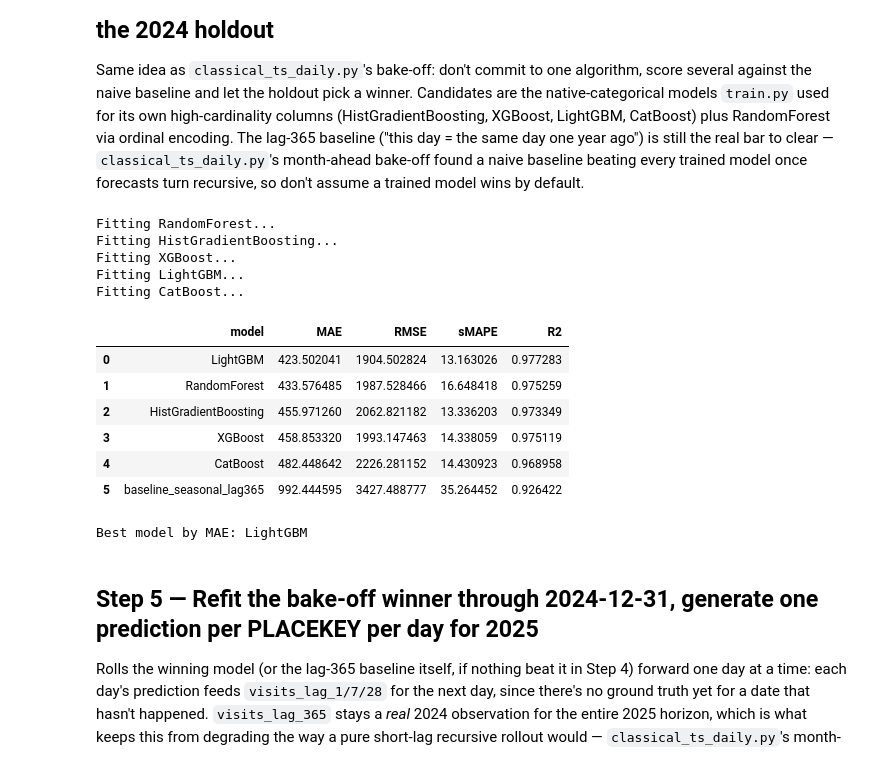
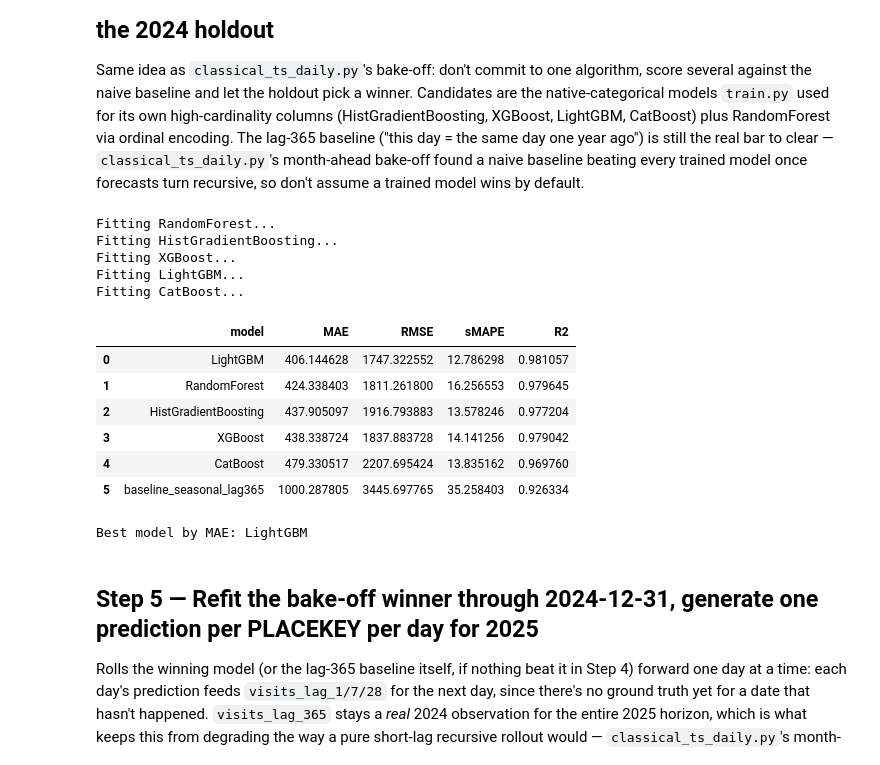
Before and after one commit to CatFatOw/Rice-To-Meet-You, a Jupyter notebook: visitor/VisitorTimeSeriesPrediction.ipynb, the cells around one changed output. Saved outputs shown, nothing was run; the diff lists cells and outputs as text; code cells hidden in the pictures.

```diff
--- a/visitor/VisitorTimeSeriesPrediction.ipynb
+++ b/visitor/VisitorTimeSeriesPrediction.ipynb
@@ -12,7 +12,7 @@ import pandas as pd
 
 JOINED_SPEND_FILE = Path(
     "/Users/rusli/Documents/GitHub/Rice-To-Meet-You/"
-    "visitor_data/output/store_visits_core_poi_spend_12m.parquet"
+    "visitor_data/output/store_visits_core_poi_spend_12m_updated.parquet"
 )
 
 if not JOINED_SPEND_FILE.exists():
@@ -297,0 +643,11 @@ AVERAGE_DAILY_VISITS skew: 7.88  |  zero share: 5.28%
+# %%
+ACCEPTED_NUMERIC_COLUMNS = [c for g in accepted_groups for c in group_columns[g][0]]
+ACCEPTED_CATEGORICAL_COLUMNS = [c for g in accepted_groups for c in group_columns[g][1]]
+
+CATEGORICAL_COLUMNS = BASE_CATEGORICAL_COLUMNS + ACCEPTED_CATEGORICAL_COLUMNS
+NUMERIC_COLUMNS = BASE_NUMERIC_COLUMNS + ACCEPTED_NUMERIC_COLUMNS
+FEATURE_COLUMNS = CATEGORICAL_COLUMNS + NUMERIC_COLUMNS
+featurized[ACCEPTED_NUMERIC_COLUMNS] = featurized[ACCEPTED_NUMERIC_COLUMNS].astype("float64")
+
+print(f"Final feature set ({len(FEATURE_COLUMNS)} columns):")
+print(FEATURE_COLUMNS)
@@ -391,51 +750,62 @@ def ordinal_pipeline(estimator) -> Pipeline:
     return Pipeline([("pre", pre), ("model", estimator)])
 
 
+def catboost_categorical_nan_guard(X: pd.DataFrame) -> pd.DataFrame:
+    """CatBoost's Pool rejects NaN in a cat_feature column outright --
+    unlike XGBoost/LightGBM, which both treat it as "missing" and split on
+    it natively -- at TRAIN time as well as predict time. Two distinct
+    sources of NaN hit this: SUB_CATEGORY_2022 is naturally null for 0.11%
+    of PLACEKEYs even inside the training set, and a holdout/forecast
+    PLACEKEY absent from train's categories (see native_categorical_frame)
+    produces NaN too. Both get the same sentinel-category fix, applied to
+    every categorical column CatBoost sees, not just PLACEKEY."""
+    X = X.copy()
+    for col in CATEGORICAL_COLUMNS:
+        if X[col].isna().any():
+            X[col] = X[col].cat.add_categories(["__unseen__"]).fillna("__unseen__")
+    return X
+
+
 X_train, X_holdout = native_categorical_frame(train_df, holdout_df)
 y_train = np.log1p(train_df[TARGET].to_numpy())  # right-skewed visit counts -- re-verify against the skew printed in Step 2
 y_holdout = holdout_df[TARGET].to_numpy()
 
 rows = [{"model": "baseline_seasonal_lag365", **score(y_holdout, holdout_df["visits_lag_365"].to_numpy())}]
 
 fitted = {}
 for name in ("RandomForest", "HistGradientBoosting", "XGBoost", "LightGBM", "CatBoost"):
     print(f"Fitting {name}...")
     if name in NATIVE_CATEGORICAL_MODELS:
         model = build_model(name)
-        model.fit(X_train, y_train)
-        holdout_X = X_holdout
-        if name == "CatBoost" and X_holdout["PLACEKEY"].isna().any():
-            # CatBoost-only: its Pool rejects NaN in a cat_feature column,
-            # unlike XGBoost/LightGBM which treat it as "missing" -- swap in
-            # a sentinel category just for this predict call.
-            holdout_X = X_holdout.copy()
-            holdout_X["PLACEKEY"] = holdout_X["PLACEKEY"].cat.add_categories(["__unseen__"]).fillna("__unseen__")
+        train_X = catboost_categorical_nan_guard(X_train) if name == "CatBoost" else X_train
+        model.fit(train_X, y_train)
+        holdout_X = catboost_categorical_nan_guard(X_holdout) if name == "CatBoost" else X_holdout
         pred = np.expm1(model.predict(holdout_X))
     else:
         model = ordinal_pipeline(build_model(name))
         model.fit(train_df[FEATURE_COLUMNS], y_train)
         pred = np.expm1(model.predict(holdout_df[FEATURE_COLUMNS]))
     fitted[name] = model
     rows.append({"model": name, **score(y_holdout, pred)})
 
 comparison = pd.DataFrame(rows).sort_values("MAE").reset_index(drop=True)
 display(comparison)
 
 winner_name = comparison.iloc[0]["model"]
 print(f"\nBest model by MAE: {winner_name}")
 # %% [output]
 Fitting RandomForest...
 Fitting HistGradientBoosting...
 Fitting XGBoost...
 Fitting LightGBM...
 Fitting CatBoost...
 |  | model | MAE | RMSE | sMAPE | R2 |
-| 0 | LightGBM | 423.502041 | 1904.502824 | 13.163026 | 0.977283 |
-| 1 | RandomForest | 433.576485 | 1987.528466 | 16.648418 | 0.975259 |
-| 2 | HistGradientBoosting | 455.971260 | 2062.821182 | 13.336203 | 0.973349 |
-| 3 | XGBoost | 458.853320 | 1993.147463 | 14.338059 | 0.975119 |
-| 4 | CatBoost | 482.448642 | 2226.281152 | 14.430923 | 0.968958 |
-| 5 | baseline_seasonal_lag365 | 992.444595 | 3427.488777 | 35.264452 | 0.926422 |
+| 0 | LightGBM | 406.144628 | 1747.322552 | 12.786298 | 0.981057 |
+| 1 | RandomForest | 424.338403 | 1811.261800 | 16.256553 | 0.979645 |
+| 2 | HistGradientBoosting | 437.905097 | 1916.793883 | 13.578246 | 0.977204 |
+| 3 | XGBoost | 438.338724 | 1837.883728 | 14.141256 | 0.979042 |
+| 4 | CatBoost | 479.330517 | 2207.695424 | 13.835162 | 0.969760 |
+| 5 | baseline_seasonal_lag365 | 1000.287805 | 3445.697765 | 35.258403 | 0.926334 |
 Best model by MAE: LightGBM
 # %% [markdown]
 ## Step 5 — Refit the bake-off winner through 2024-12-31, generate one prediction per PLACEKEY per day for 2025
```
Also changed, not shown: parts of 10 cells of this notebook.
